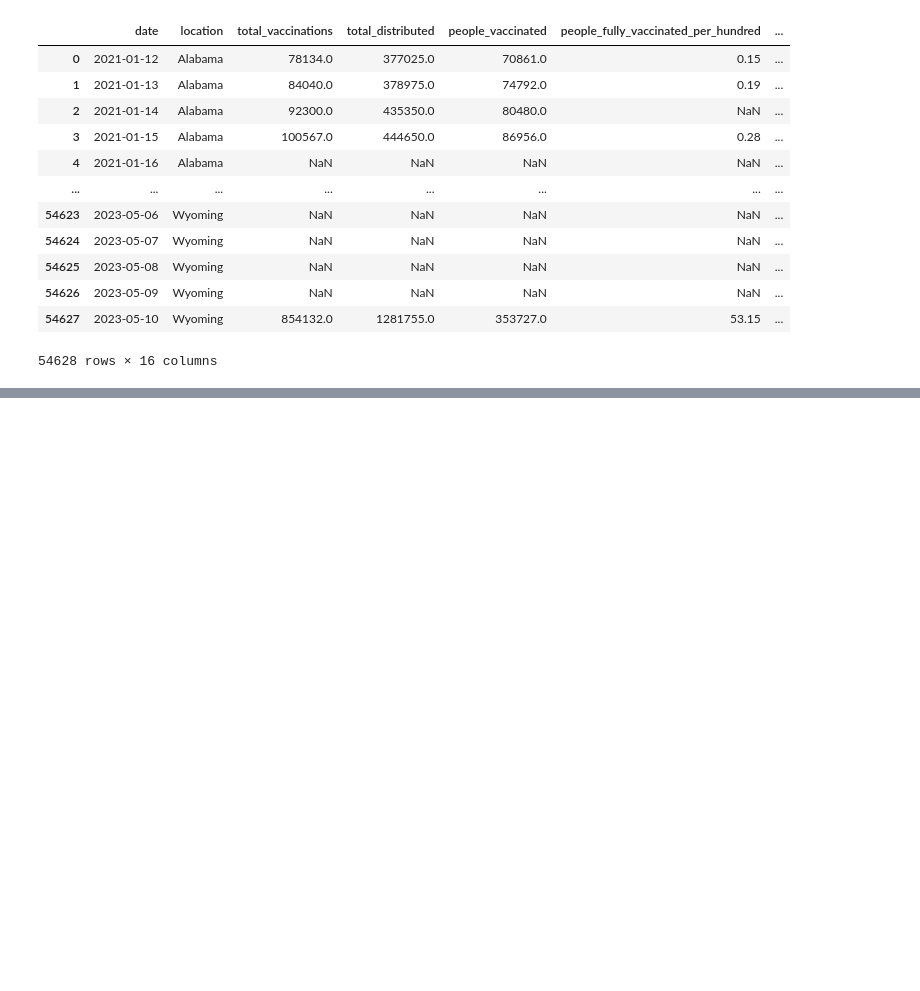
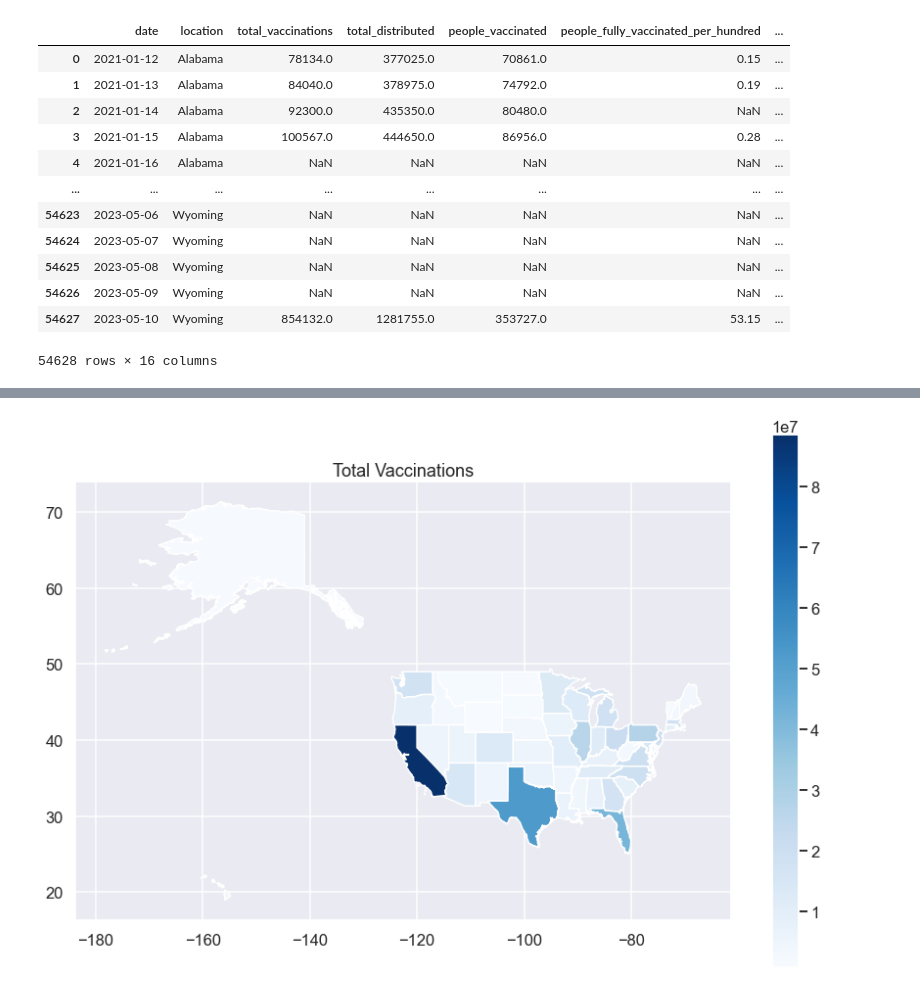
Before and after one commit to Mohammad8921/Corona-EDA, a Jupyter notebook: US-EDA.ipynb, the cells around one changed output, grey strips where cells are left out. Cells and saved outputs as stored; diff of their text form; code cells hidden in the pictures; blank space fills up the shorter version.

```diff
--- a/US-EDA.ipynb
+++ b/US-EDA.ipynb
@@ -237,0 +291,4 @@ vaccine_analyzer.plotCriticalMeasures(state='Texas')
+# %%
+vaccine_analyzer.plotTotalVaccinationsMap()
+# %% [output]
+[figure, added]
```
Also changed, not shown: parts of 15 cells of this notebook.
